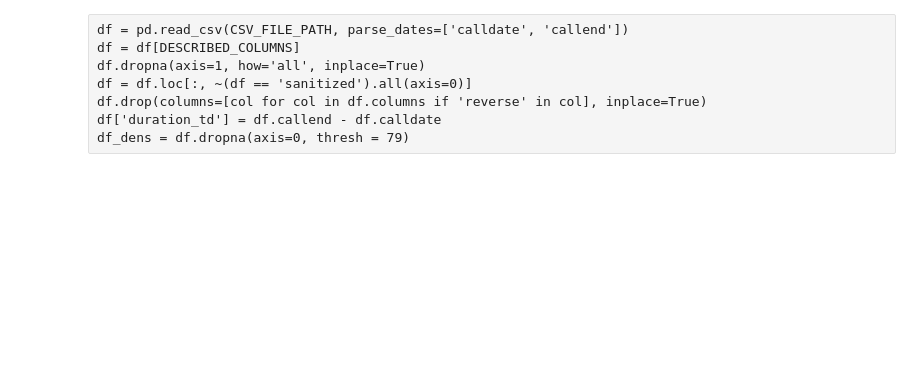
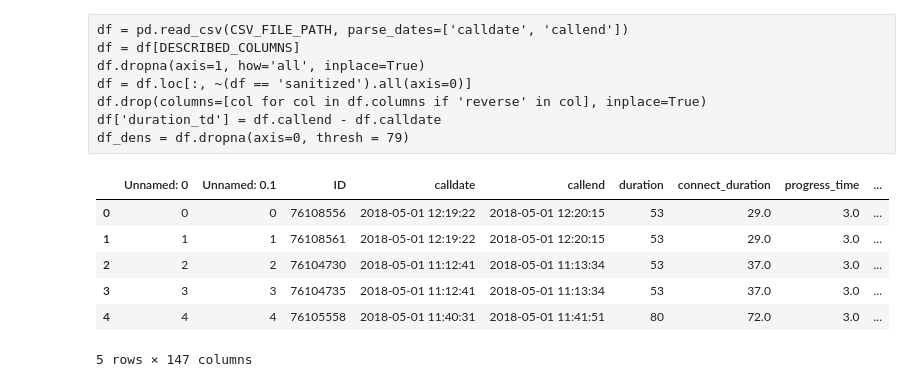
Before and after one commit to mattfung/pims-bcdata18-cloudpbx, a Jupyter notebook: Idalia/ISP_Map.ipynb, the cells around one changed output. Drawn from its saved outputs; the diff is of its cells as text; code cells hidden in the pictures; blank space fills up the shorter version.

```diff
--- a/Idalia/ISP_Map.ipynb
+++ b/Idalia/ISP_Map.ipynb
@@ -38,12 +38,21 @@ df.drop(columns=[col for col in df.columns if 'reverse' in col], inplace=True)
 df['duration_td'] = df.callend - df.calldate
 df_dens = df.dropna(axis=0, thresh = 79)
 # %%
-locn = pd.read_csv('../Julian-Mentasti/locn-3.csv')
-#sipcallerasorg = locn['sipcallerasorg']
+locn = pd.read_csv('../data/locn-filtered.csv')
+sipcallerasorg = locn['sipcallerasorg']
 
-#locn_fsip = locn[sipcallerasorg!='CloudPBX']
+locn_new = locn[sipcallerasorg!='CloudPBX']
 
 #connect_duration = locn_fsip['connect_duration']
 
 #locn_fdur = locn_fsip[connect_duration>0]
+locn.head()
+# %% [output]
+|  | Unnamed: 0 | Unnamed: 0.1 | ID | calldate | callend | duration | connect_duration | progress_time | ... |
+| 0 | 0 | 0 | 76108556 | 2018-05-01 12:19:22 | 2018-05-01 12:20:15 | 53 | 29.0 | 3.0 | ... |
+| 1 | 1 | 1 | 76108561 | 2018-05-01 12:19:22 | 2018-05-01 12:20:15 | 53 | 29.0 | 3.0 | ... |
+| 2 | 2 | 2 | 76104730 | 2018-05-01 11:12:41 | 2018-05-01 11:13:34 | 53 | 37.0 | 3.0 | ... |
+| 3 | 3 | 3 | 76104735 | 2018-05-01 11:12:41 | 2018-05-01 11:13:34 | 53 | 37.0 | 3.0 | ... |
+| 4 | 4 | 4 | 76105558 | 2018-05-01 11:40:31 | 2018-05-01 11:41:51 | 80 | 72.0 | 3.0 | ... |
+5 rows × 147 columns
 # %%
```
Also changed, not shown: parts of 5 cells of this notebook.
